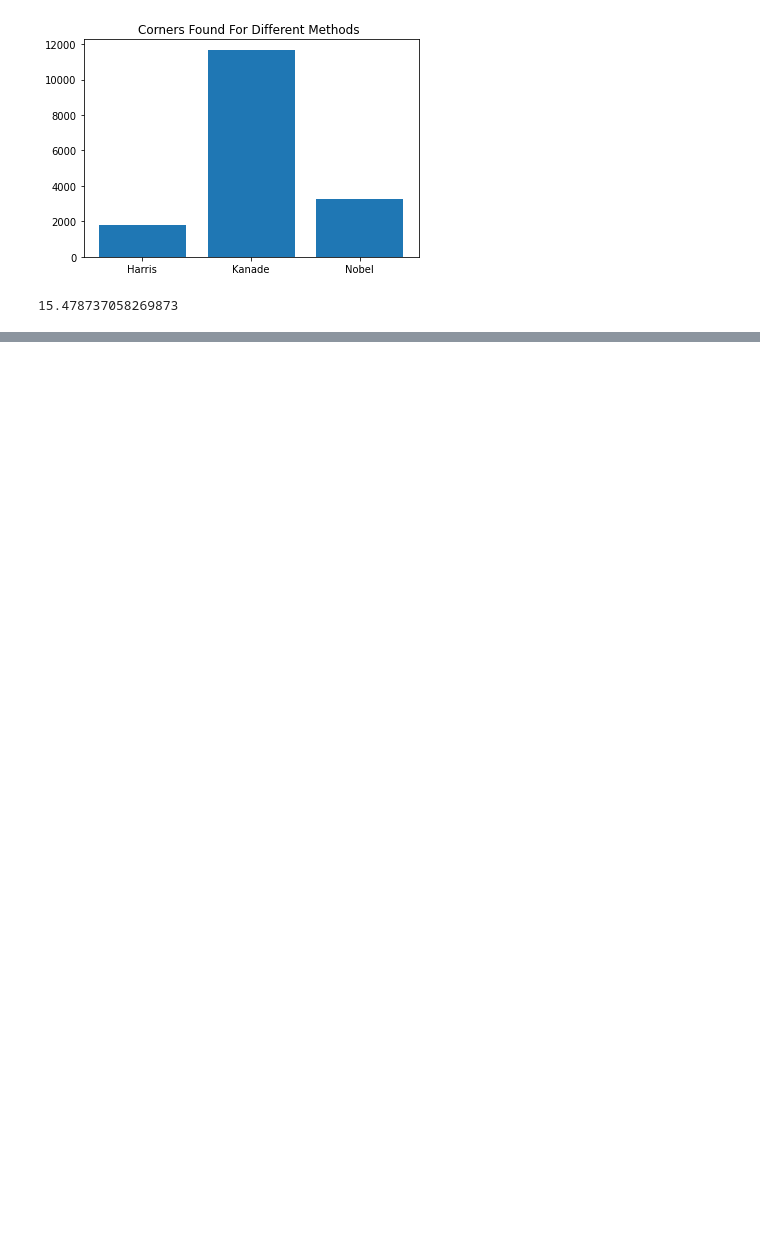
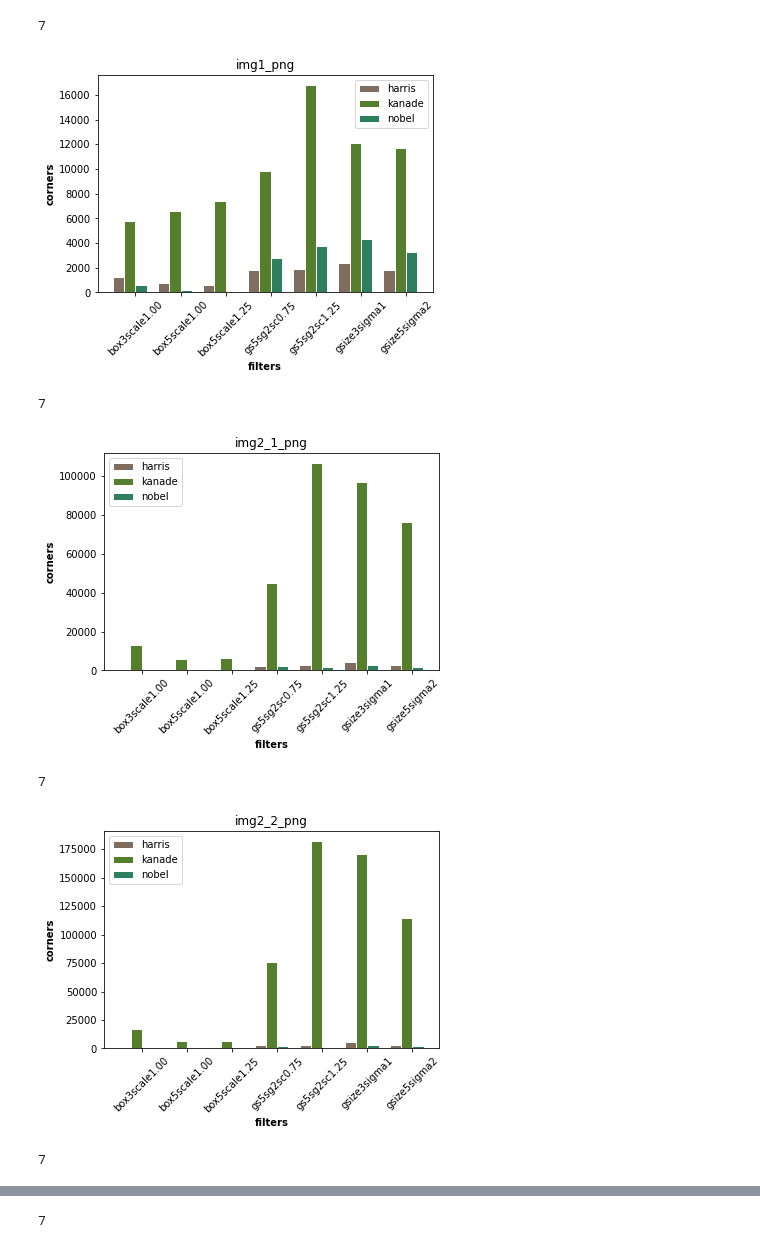
Before and after one commit to mdmamunhasan/harris-corner-detection, a Jupyter notebook: report.ipynb, the cells around one changed output, grey strips where cells are left out. Drawn from its saved outputs; the diff is of its cells as text; code cells hidden in the pictures; blank space fills up the shorter version.

Commit message:
# Info - report update

```diff
--- a/report.ipynb
+++ b/report.ipynb
@@ -10,12 +5,0 @@ data = [['Harris',1809],['Kanade',11687],['Nobel',3274]]
-# %%
-df = pd.DataFrame(data,columns=['Method','Corners'])
-# %%
-plt.title("Corners Found For Different Methods ")
-plt.bar(df['Method'], df['Corners'])
-plt.show()
-# %% [output]
-[figure, removed]
-# %%
-100 * 1809/11687
-# %% [output]
-15.478737058269873
@@ -21,0 +34,39 @@ plt.show()
+# %%
+def get_file_maps_for_filters():
+    files = {}
+    folders = glob.glob(os.path.join("report", "results", "*"))
+    for folder in folders:
+        fltr = folder.split(os.path.sep)[-1]
+        sub_folders = glob.glob(os.path.join(folder, "*"))
+        for sub_folder in sub_folders:
+            flname = sub_folder.split(os.path.sep)[-1]
+            if not os.path.isfile(sub_folder):
+                if flname not in files:
+                    files[flname] = {}
+                if fltr not in files[flname]:
+                    files[flname][fltr] = []
+                files[flname][fltr] += glob.glob(os.path.join(sub_folder, "*.csv"))
+    return files
+# %%
+files = get_file_maps_for_filters()
+# %%
+for flname, filters in files.items():
+    bars = {}
+    xticks = []
+    for fltr, csv_files in filters.items():
+        xticks.append(fltr)
+        for csv_file in csv_files:
+            filename = csv_file.split(os.path.sep)[-1].replace('_corners.csv', '')
+            df = pd.read_csv(csv_file)
+            if filename not in bars:
+                bars[filename] = []
+            bars[filename].append(len(df.index))
+    draw_bar_chart(flname, bars, xticks, 0.25)
+# %% [output]
+7
+[figure, added]
+7
+[figure, added]
+7
+[figure, added]
+7
@@ -21,0 +74 @@ plt.show()
+7
```
Also changed, not shown: parts of 4 cells of this notebook.
